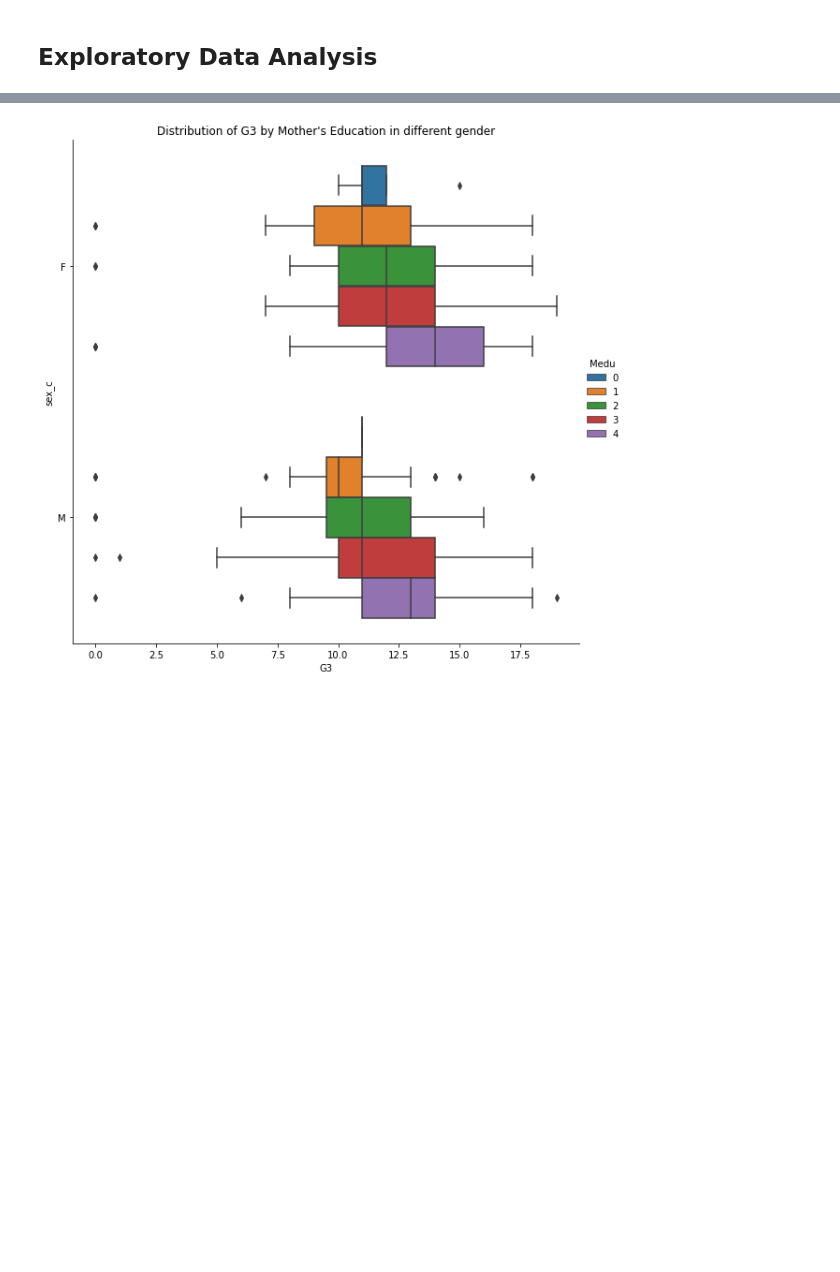
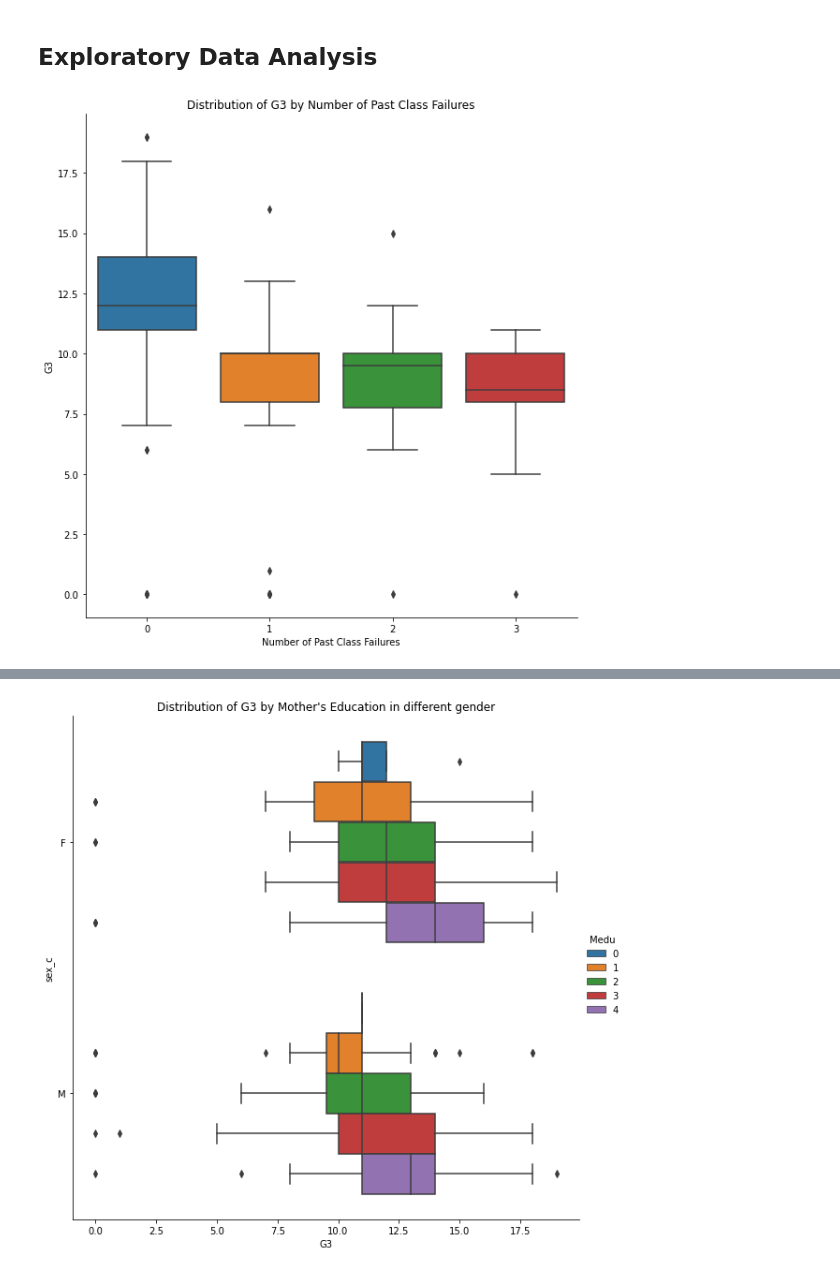
Before and after one commit to stephyap/ph1978L_finalproject, a Jupyter notebook: ph1978L_finalproject.ipynb, the cells around one changed output, grey strips where cells are left out. Cells and saved outputs as stored; diff of their text form; code cells hidden in the pictures; blank space fills up the shorter version.

```diff
--- a/ph1978L_finalproject.ipynb
+++ b/ph1978L_finalproject.ipynb
@@ -55,3 +61,12 @@ Index(['school', 'sex', 'age', 'address', 'famsize', 'Pstatus', 'Medu', 'Fedu',
       dtype='object')
 # %% [markdown]
 ## Exploratory Data Analysis
+# %%
+df['failures_c']=df['failures'].astype('category')
+
+g = sns.catplot(x="failures_c", y="G3", kind="box", data=df, height=8)
+plt.title("Distribution of G3 by Number of Past Class Failures")
+plt.xlabel("Number of Past Class Failures")
+plt.show(g)
+# %% [output]
+[figure, added]
```
Also changed, not shown: parts of 11 cells of this notebook.
